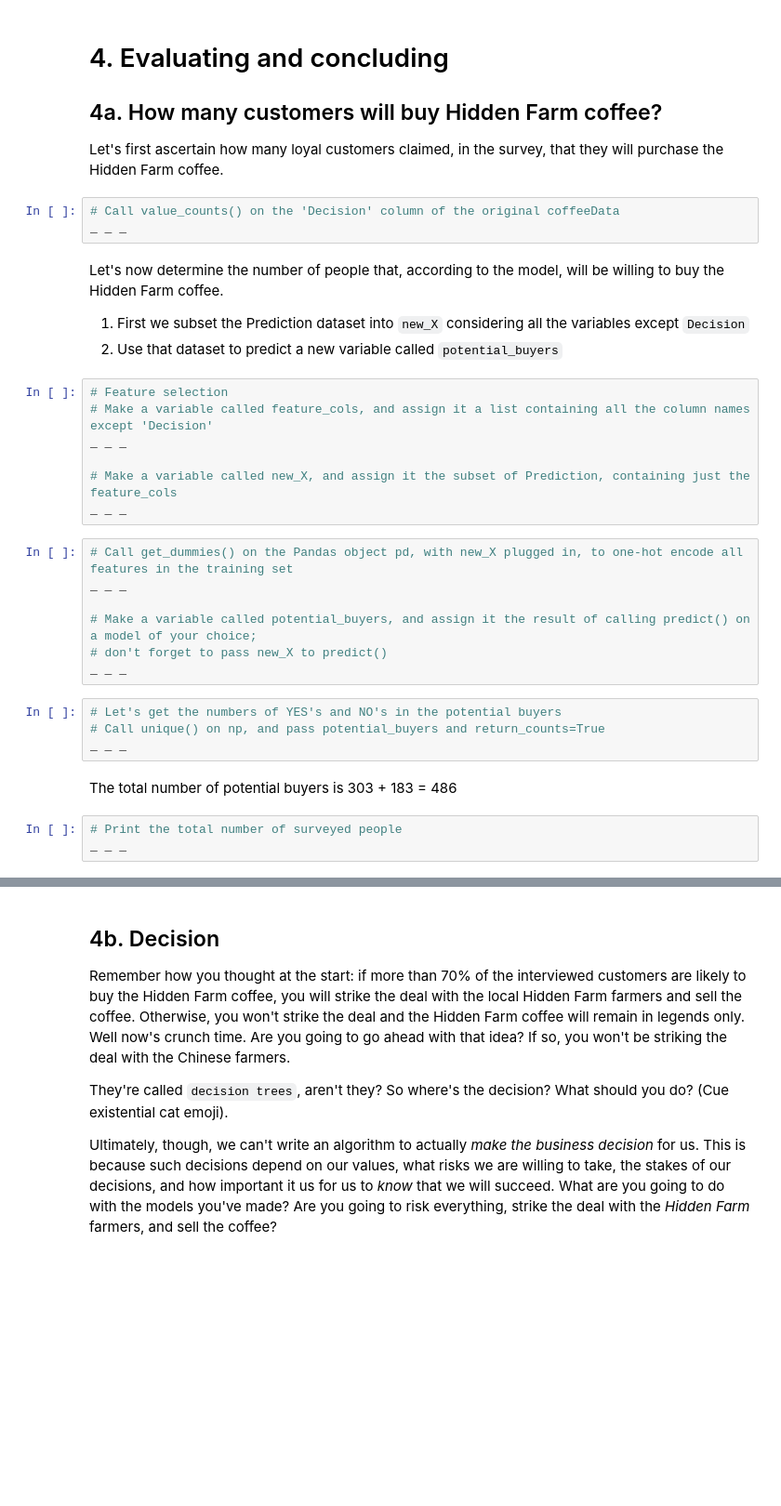
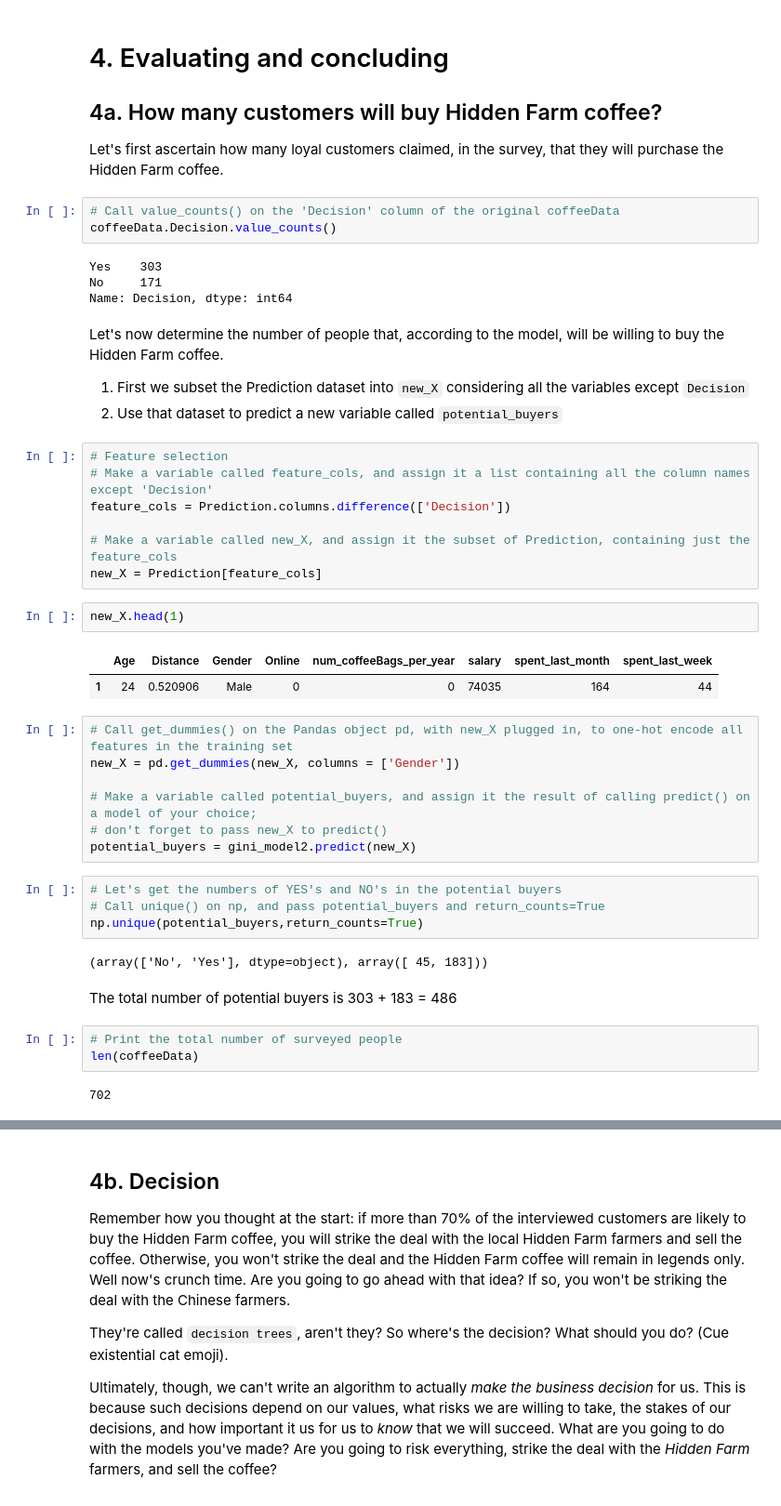
Before and after one commit to ellerybledsoe/Springboard, a Jupyter notebook: 1613148038_Springboard_Decision_Tree_Specialty_Coffee_Case_Study_28012021_2_/Springboard Decision Tree Specialty Coffee Case Study - Tier 3.ipynb, the cells around one changed output, grey strips where cells are left out. Shown at 93% size. Saved outputs shown, nothing was run; the diff lists cells and outputs as text; blank space fills up the shorter version.

```diff
--- a/1613148038_Springboard_Decision_Tree_Specialty_Coffee_Case_Study_28012021_2_/Springboard Decision Tree Specialty Coffee Case Study - Tier 3.ipynb
+++ b/1613148038_Springboard_Decision_Tree_Specialty_Coffee_Case_Study_28012021_2_/Springboard Decision Tree Specialty Coffee Case Study - Tier 3.ipynb
@@ -516,7 +556,11 @@ Now this is an elegant tree. Its accuracy might not be the highest, but it's sti
 Let's first ascertain how many loyal customers claimed, in the survey, that they will purchase the Hidden Farm coffee.
 # %%
 # Call value_counts() on the 'Decision' column of the original coffeeData
-_ _ _
+coffeeData.Decision.value_counts()
+# %% [output]
+Yes    303
+No     171
+Name: Decision, dtype: int64
 # %% [markdown]
 Let's now determine the number of people that, according to the model, will be willing to buy the Hidden Farm coffee.
 1. First we subset the Prediction dataset into `new_X` considering all the variables except `Decision`
@@ -524,25 +568,34 @@ Let's now determine the number of people that, according to the model, will be w
 # %%
 # Feature selection
 # Make a variable called feature_cols, and assign it a list containing all the column names except 'Decision'
-_ _ _
+feature_cols = Prediction.columns.difference(['Decision'])
 
 # Make a variable called new_X, and assign it the subset of Prediction, containing just the feature_cols
-_ _ _
+new_X = Prediction[feature_cols]
+# %%
+new_X.head(1)
+# %% [output]
+|  | Age | Distance | Gender | Online | num_coffeeBags_per_year | salary | spent_last_month | spent_last_week |
+| 1 | 24 | 0.520906 | Male | 0 | 0 | 74035 | 164 | 44 |
 # %%
 # Call get_dummies() on the Pandas object pd, with new_X plugged in, to one-hot encode all features in the training set
-_ _ _
+new_X = pd.get_dummies(new_X, columns = ['Gender'])
 
 # Make a variable called potential_buyers, and assign it the result of calling predict() on a model of your choice;
 # don't forget to pass new_X to predict()
-_ _ _
+potential_buyers = gini_model2.predict(new_X)
 # %%
 # Let's get the numbers of YES's and NO's in the potential buyers
 # Call unique() on np, and pass potential_buyers and return_counts=True
-_ _ _
+np.unique(potential_buyers,return_counts=True)
+# %% [output]
+(array(['No', 'Yes'], dtype=object), array([ 45, 183]))
 # %% [markdown]
 The total number of potential buyers is 303 + 183 = 486
 # %%
 # Print the total number of surveyed people
-_ _ _
+len(coffeeData)
+# %% [output]
+702
 # %%
 # Let's calculate the proportion of buyers
```
Also changed, not shown: parts of 13 cells of this notebook.
